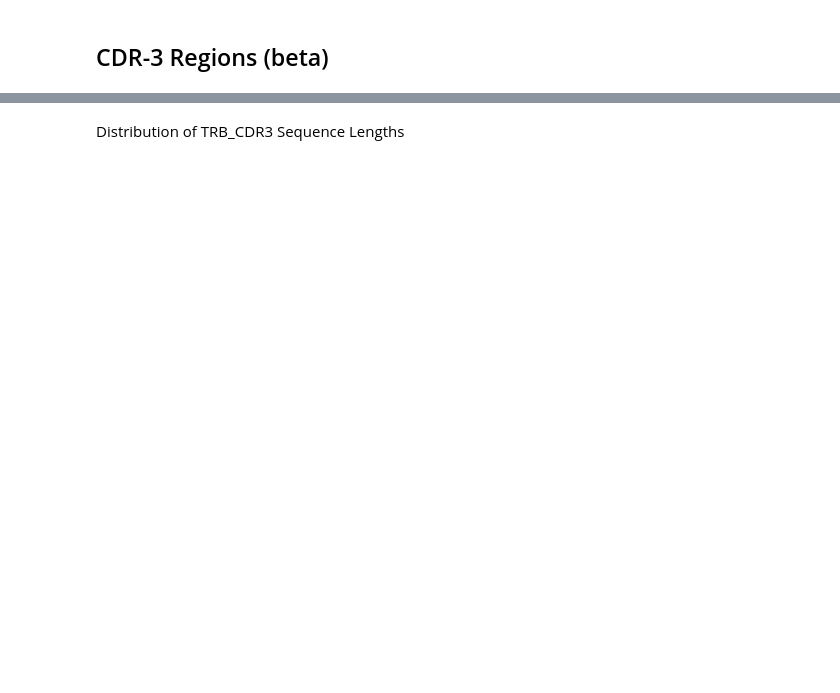
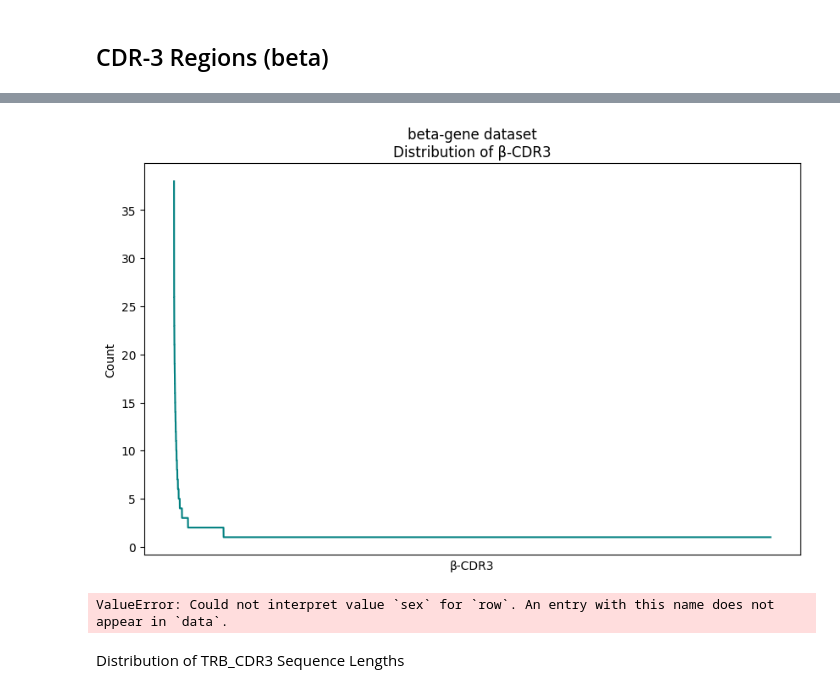
Before and after one commit to vegger/BA_ZHAW, a Jupyter notebook: data_scripts/EDA/EDA_beta.ipynb, the cells around one changed output, grey strips where cells are left out. Cells and saved outputs as stored; diff of their text form; code cells hidden in the pictures; blank space fills up the shorter version.

```diff
--- a/data_scripts/EDA/EDA_beta.ipynb
+++ b/data_scripts/EDA/EDA_beta.ipynb
@@ -110,3 +145,30 @@ print(f"there are {unique_cdr_count} unique CDR-3 beta regions")
+# %%
+# Count the occurrences of each CDr3
+cdr_counts = df['TRB_CDR3'].value_counts()
+
+# Filter Epitopes that have more than 2 entries
+filtered_cdr_counts = cdr_counts#[cdr_counts > 20]#.reset_index()
+
+# Plotting
+plt.figure(figsize=(10, 6))
+filtered_cdr_counts.plot(kind='line', color='teal')
+plt.xlabel('β-CDR3')
+plt.ylabel('Count')
+plt.title(f'beta-{precision} dataset\nDistribution of β-CDR3')
+plt.xticks([])
+plt.show()
+# %% [output]
+[figure, added]
+# %%
+import seaborn as sns
+sns.set_theme(style="darkgrid")
+
+sns.displot(
+    df, x="TRB_CDR3", col="species", row="sex",
+    binwidth=3, height=3, facet_kws=dict(margin_titles=True),
+)
+# %% [output]
+ValueError: Could not interpret value `sex` for `row`. An entry with this name does not appear in `data`.
 # %% [markdown]
 Distribution of TRB_CDR3 Sequence Lengths
 # %%
```
Also changed, not shown: parts of 26 cells of this notebook, 5 other files.
